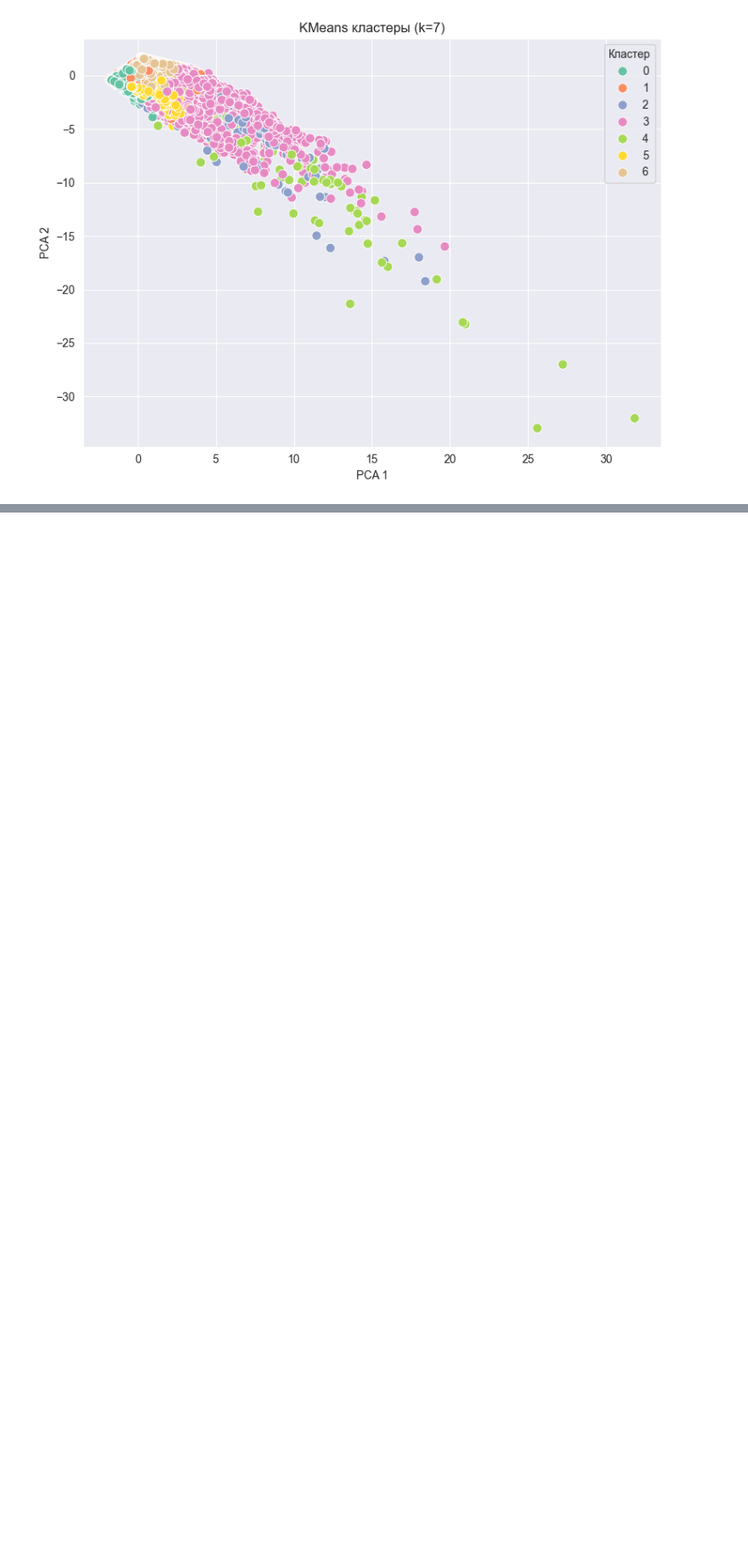
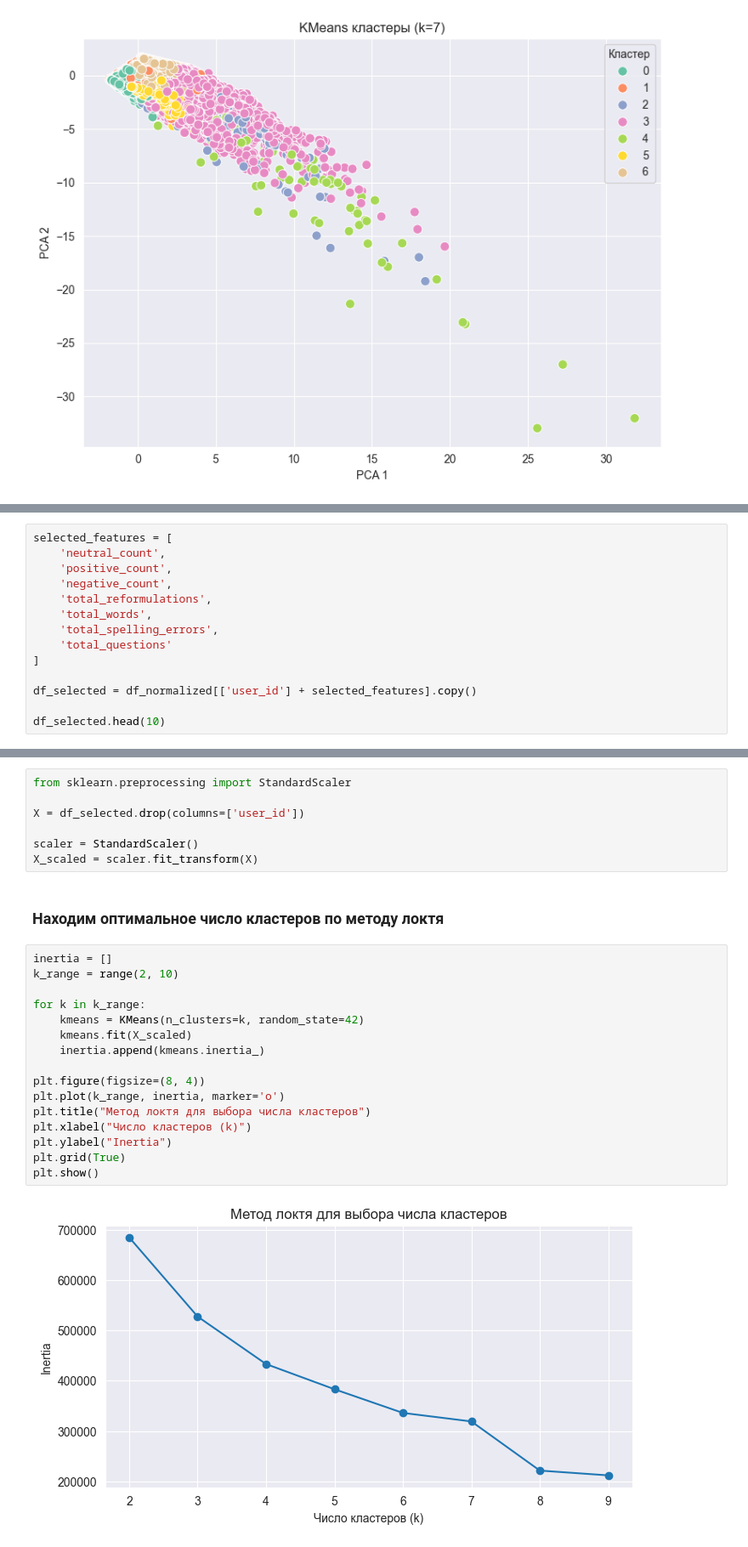
Before and after one commit to hqdem/user-pattern-analysis, a Jupyter notebook: src/clusterization/kmeans/kmeans.ipynb, the cells around one changed output, grey strips where cells are left out. Shown at 85% size. Cells and saved outputs as stored; diff of their text form; blank space fills up the shorter version.

```diff
--- a/src/clusterization/kmeans/kmeans.ipynb
+++ b/src/clusterization/kmeans/kmeans.ipynb
@@ -261,0 +358,14 @@ plt.show()
+# %%
+selected_features = [
+    'neutral_count',
+    'positive_count',
+    'negative_count',
+    'total_reformulations',
+    'total_words',
+    'total_spelling_errors',
+    'total_questions'
+]
+
+df_selected = df_normalized[['user_id'] + selected_features].copy()
+
+df_selected.head(10)
@@ -261,0 +386,27 @@ plt.show()
+# %%
+from sklearn.preprocessing import StandardScaler
+
+X = df_selected.drop(columns=['user_id'])
+
+scaler = StandardScaler()
+X_scaled = scaler.fit_transform(X)
+# %% [markdown]
+### Находим оптимальное число кластеров по методу локтя
+# %%
+inertia = []
+k_range = range(2, 10)
+
+for k in k_range:
+    kmeans = KMeans(n_clusters=k, random_state=42)
+    kmeans.fit(X_scaled)
+    inertia.append(kmeans.inertia_)
+
+plt.figure(figsize=(8, 4))
+plt.plot(k_range, inertia, marker='o')
+plt.title("Метод локтя для выбора числа кластеров")
+plt.xlabel("Число кластеров (k)")
+plt.ylabel("Inertia")
+plt.grid(True)
+plt.show()
+# %% [output]
+[figure, added]
```
Also changed, not shown: parts of 32 cells of this notebook, 1 other file.
